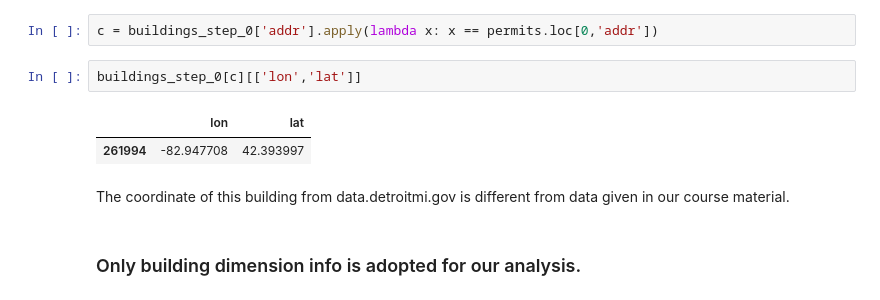
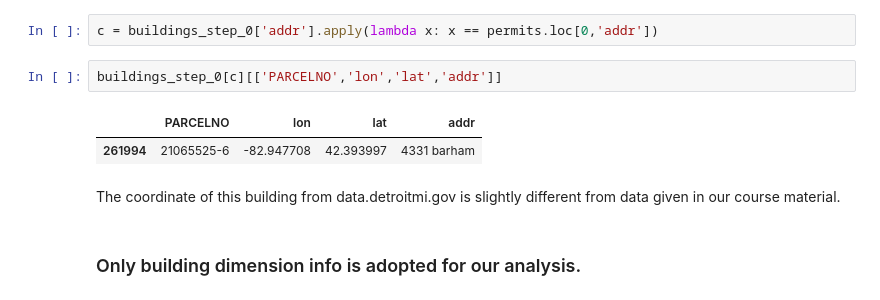
Before and after one commit to cyang019/blight_fight, a Jupyter notebook: src/Building_List_and_Label.ipynb, the cells around one changed output. Drawn from its saved outputs; the diff is of its cells as text.

```diff
--- a/src/Building_List_and_Label.ipynb
+++ b/src/Building_List_and_Label.ipynb
@@ -173,12 +178,12 @@ print(lon01,lat01)
 # %%
 c = buildings_step_0['addr'].apply(lambda x: x == permits.loc[0,'addr'])
 # %%
-buildings_step_0[c][['lon','lat']]
+buildings_step_0[c][['PARCELNO','lon','lat','addr']]
 # %% [output]
-|  | lon | lat |
-| 261994 | -82.947708 | 42.393997 |
+|  | PARCELNO | lon | lat | addr |
+| 261994 | 21065525-6 | -82.947708 | 42.393997 | 4331 barham |
 # %% [markdown]
-The coordinate of this building from data.detroitmi.gov is different from data given in our course material.
+The coordinate of this building from data.detroitmi.gov is slightly different from data given in our course material.
 # %% [markdown]
 ### Only building dimension info is adopted for our analysis.
 # %%
```
Also changed, not shown: parts of 9 cells of this notebook, 3 other files.
